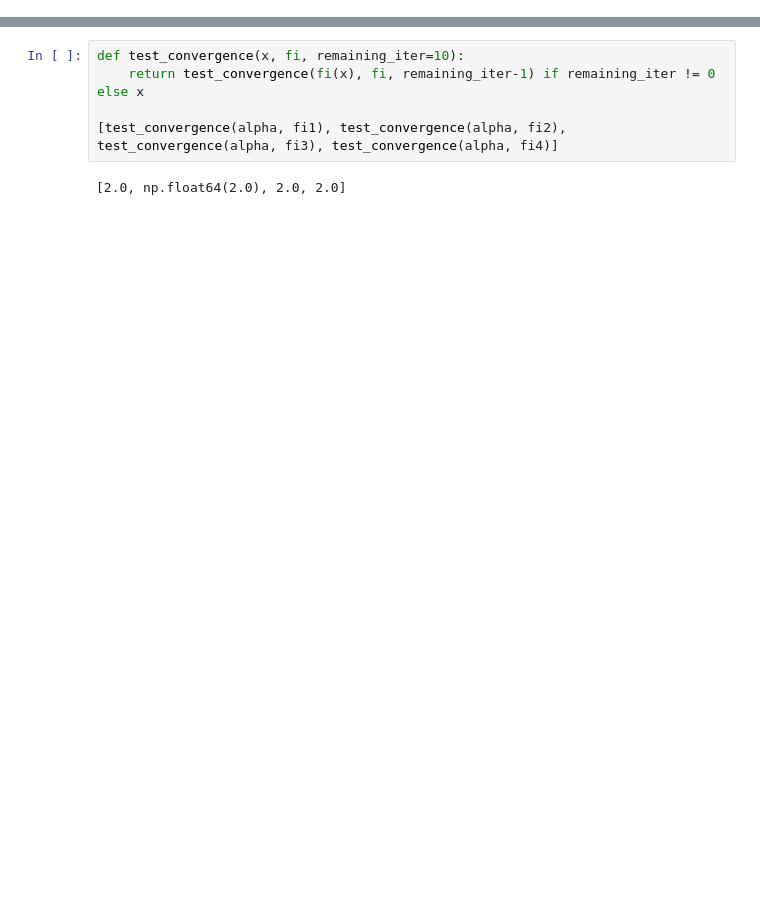
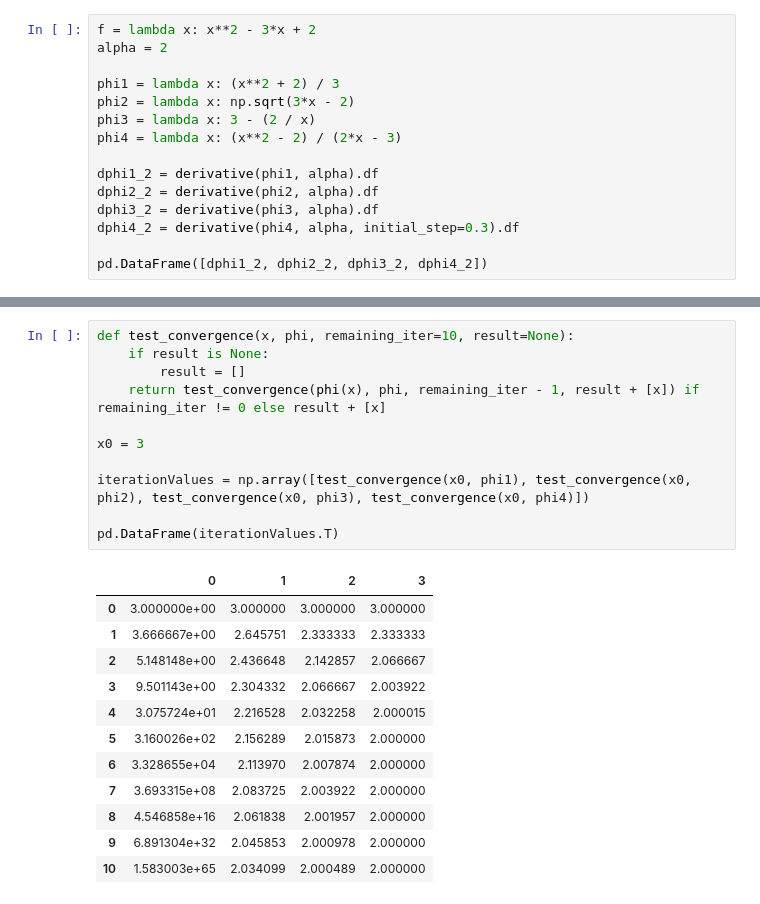
Before and after one commit to lythx/MOWNIT, a Jupyter notebook: lab8/zad2.ipynb, the cells around one changed output, grey strips where cells are left out. Cells and saved outputs as stored; diff of their text form; blank space fills up the shorter version.

```diff
--- a/lab8/zad2.ipynb
+++ b/lab8/zad2.ipynb
@@ -24,0 +6,15 @@ dfi4_2 = derivative(fi4, alpha, initial_step=0.3).df
+# %%
+f = lambda x: x**2 - 3*x + 2
+alpha = 2
+
+phi1 = lambda x: (x**2 + 2) / 3
+phi2 = lambda x: np.sqrt(3*x - 2)
+phi3 = lambda x: 3 - (2 / x)
+phi4 = lambda x: (x**2 - 2) / (2*x - 3)
+
+dphi1_2 = derivative(phi1, alpha).df
+dphi2_2 = derivative(phi2, alpha).df
+dphi3_2 = derivative(phi3, alpha).df
+dphi4_2 = derivative(phi4, alpha, initial_step=0.3).df
+
+pd.DataFrame([dphi1_2, dphi2_2, dphi3_2, dphi4_2])
@@ -25,8 +27,25 @@ dfi4_2 = derivative(fi4, alpha, initial_step=0.3).df
 # %%
-def test_convergence(x, fi, remaining_iter=10):
-    return test_convergence(fi(x), fi, remaining_iter-1) if remaining_iter != 0 else x
+def test_convergence(x, phi, remaining_iter=10, result=None):
+    if result is None:
+        result = []
+    return test_convergence(phi(x), phi, remaining_iter - 1, result + [x]) if remaining_iter != 0 else result + [x]
 
-[test_convergence(alpha, fi1), test_convergence(alpha, fi2), test_convergence(alpha, fi3), test_convergence(alpha, fi4)]
+x0 = 3
+
+iterationValues = np.array([test_convergence(x0, phi1), test_convergence(x0, phi2), test_convergence(x0, phi3), test_convergence(x0, phi4)])
+
+pd.DataFrame(iterationValues.T)
 # %% [output]
-[2.0, np.float64(2.0), 2.0, 2.0]
+|  | 0 | 1 | 2 | 3 |
+| 0 | 3.000000e+00 | 3.000000 | 3.000000 | 3.000000 |
+| 1 | 3.666667e+00 | 2.645751 | 2.333333 | 2.333333 |
+| 2 | 5.148148e+00 | 2.436648 | 2.142857 | 2.066667 |
+| 3 | 9.501143e+00 | 2.304332 | 2.066667 | 2.003922 |
+| 4 | 3.075724e+01 | 2.216528 | 2.032258 | 2.000015 |
+| 5 | 3.160026e+02 | 2.156289 | 2.015873 | 2.000000 |
+| 6 | 3.328655e+04 | 2.113970 | 2.007874 | 2.000000 |
+| 7 | 3.693315e+08 | 2.083725 | 2.003922 | 2.000000 |
+| 8 | 4.546858e+16 | 2.061838 | 2.001957 | 2.000000 |
+| 9 | 6.891304e+32 | 2.045853 | 2.000978 | 2.000000 |
+| 10 | 1.583003e+65 | 2.034099 | 2.000489 | 2.000000 |
 # %%
```
Also changed, not shown: parts of 7 cells of this notebook, 1 other file.
